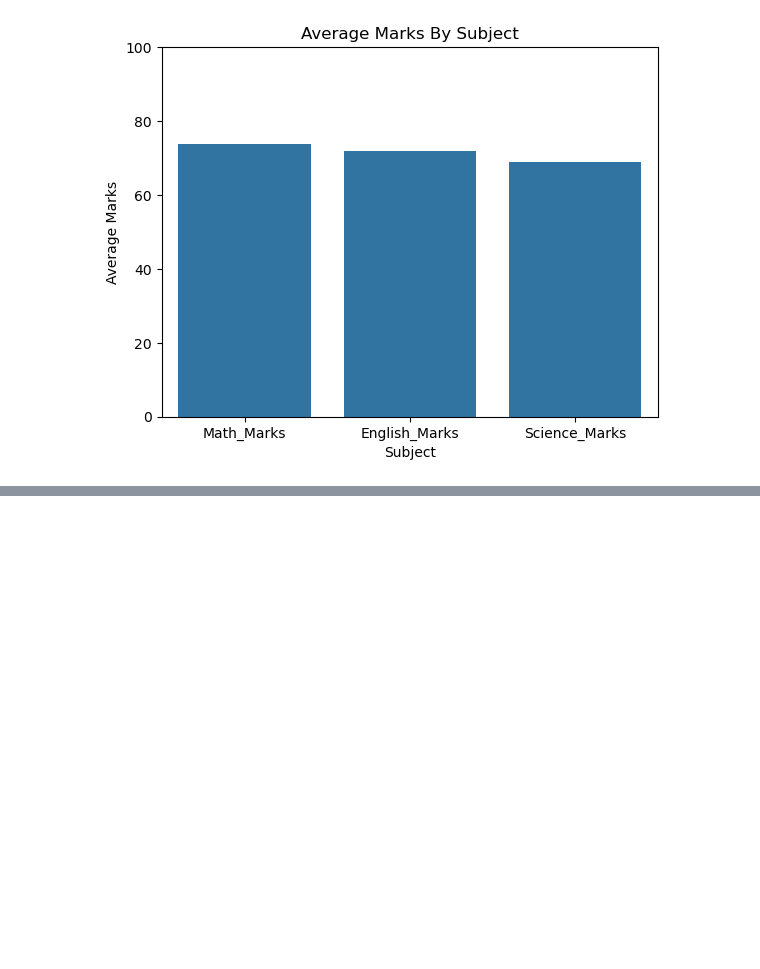
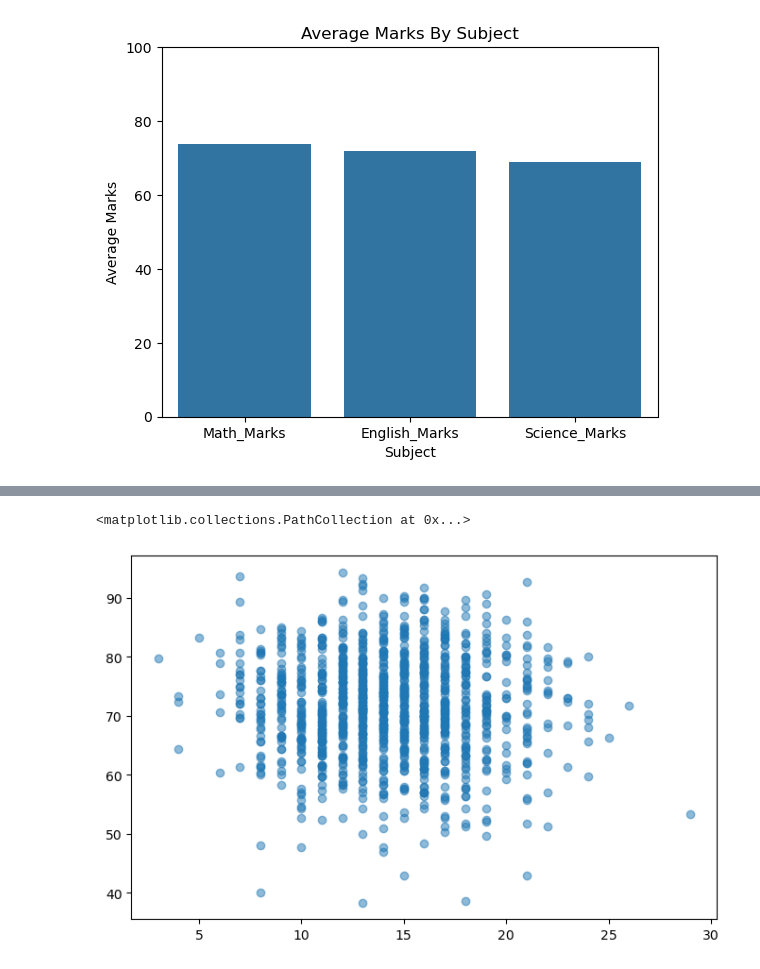
Before and after one commit to yashkumar84/Python-Codes-1, a Jupyter notebook: analysis.ipynb, the cells around one changed output, grey strips where cells are left out. Cells and saved outputs as stored; diff of their text form; code cells hidden in the pictures; blank space fills up the shorter version.

```diff
--- a/analysis.ipynb
+++ b/analysis.ipynb
@@ -465,0 +482,7 @@ plt.show()
+# %%
+plt.figure(figsize=(8 , 5))
+
+plt.scatter(valid["Study_Hours_Week"] , valid["Percentage"] , alpha=0.5)
+# %% [output]
+<matplotlib.collections.PathCollection at 0x...>
+[figure, added]
```
Also changed, not shown: parts of 20 cells of this notebook, 2 other files.
